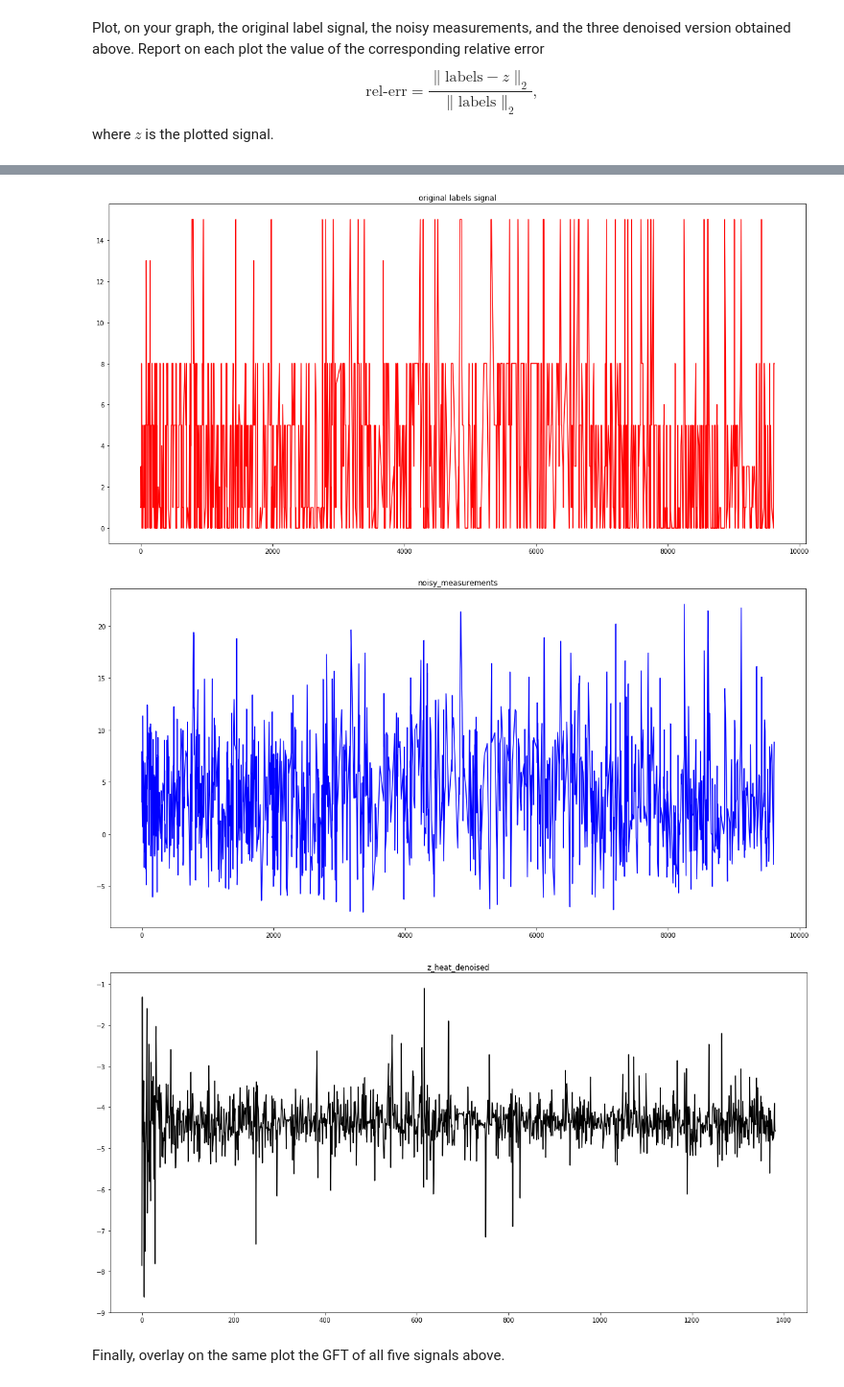
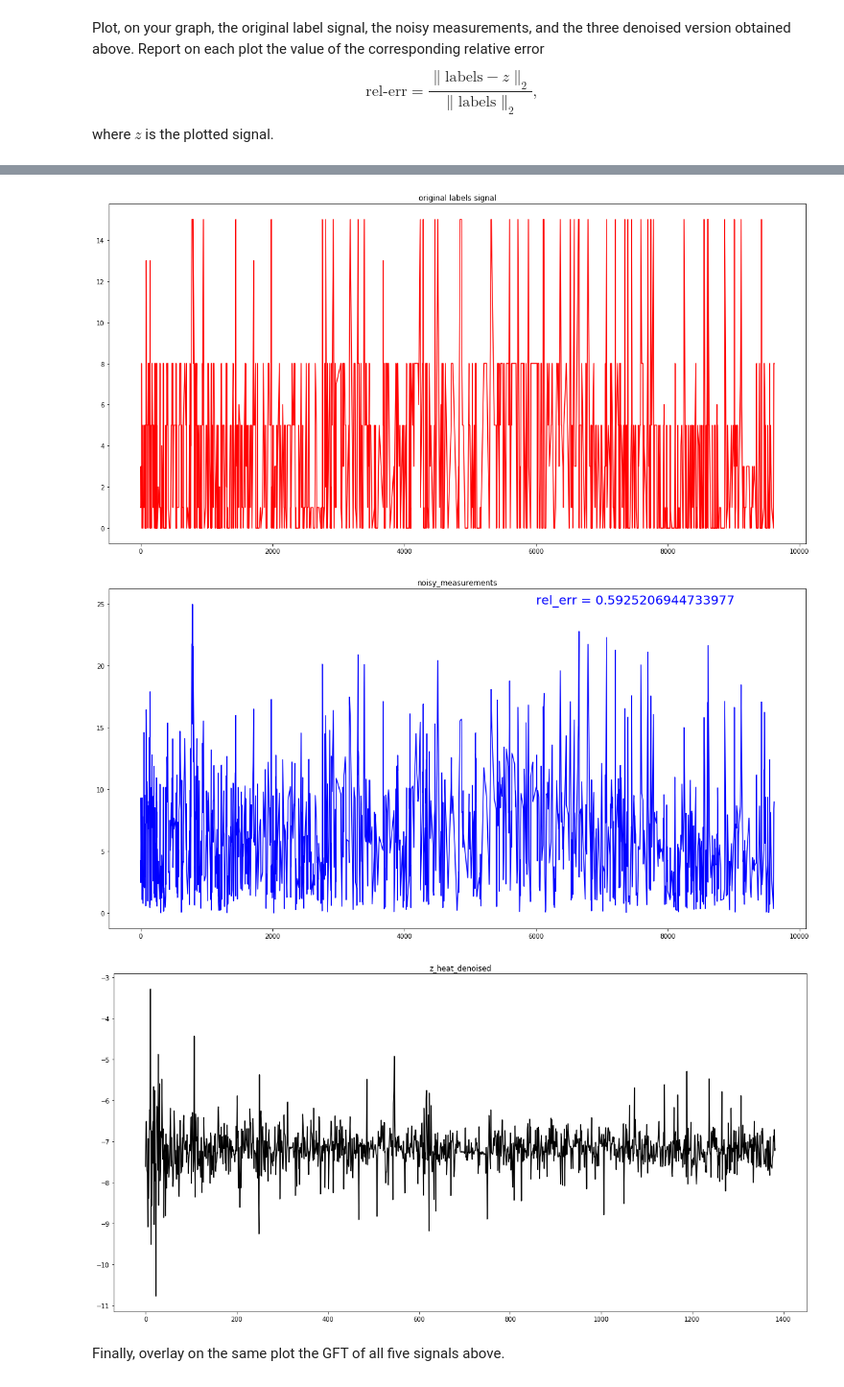
Before and after one commit to swouf/ntds_IMDb_team4, a Jupyter notebook: 4_graph_signal_processing.ipynb, the cells around one changed output, grey strips where cells are left out. Shown at 96% size. Saved outputs shown, nothing was run; the diff lists cells and outputs as text; code cells hidden in the pictures.

```diff
--- a/4_graph_signal_processing.ipynb
+++ b/4_graph_signal_processing.ipynb
@@ -516,4 +516,6 @@ In the cell below, set the noise variance $\sigma^2$ by making sure that the sig
 _Note:_ Actually, you might want to play with the noise variance here and set it to different values and see how the denoising filters behave.
 # %%
 noise_variance =(np.var(labels)/1.5)**(0.5)
-noisy_measurements = labels + noise_variance * np.random.randn(labels.shape[0])
+noisy_measurements = labels + abs(noise_variance * np.random.randn(labels.shape[0]))
+l=(np.var(labels))/np.var(noisy_measurements)**2
+l
@@ -555,18 +559,31 @@ $$
 $$
 where $z$ is the plotted signal.
 # %%
-
 plt.figure(figsize=(20, 10))
 plt.plot(labels, linewidth=1.5 ,color="red",label="labels");
 plt.title('original labels signal');
+
 plt.figure(figsize=(20, 10))
 plt.plot(noisy_measurements, color="blue",linewidth=1.5,label="noisy_meas");
+rel_err=np.linalg.norm(labels-noisy_measurements)/np.linalg.norm(labels)
+plt.text(6000, 25,f'rel_err = {rel_err}', {'color': 'b', 'fontsize': 20})
 plt.title('noisy_measurements');
+
 plt.figure(figsize=(20, 10))
 plt.plot(z_heat_denoised, color="black",linewidth=1.5, label="z_heat_denoised");
+#rel_err_heat=np.linalg.norm(labels-z_heat_denoised)/np.linalg.norm(labels)
+#plt.text(6000, 25,f'rel_err = {rel_err_heat}', {'color': 'black', 'fontsize': 20})
 plt.title('z_heat_denoised');
+
+#plt.figure(figsize=(20, 10))
 #plt.plot(z_inv_denoised_gft, color="yellow",l, label="z_inv_denoised");
+#rel_err_inv=np.linalg.norm(labels-z_inv_denoised)/np.linalg.norm(labels)
+#plt.text(6000, 25,f'rel_err = {rel_err_inv}', {'color': 'black', 'fontsize': 20})
 #plt.title('z_inv_denoised');
+
+#plt.figure(figsize=(20, 10))
 #plt.plot(z_rect_denoised_gft, color="red",, label="z_rect_denoised");
+#rel_err_rect=np.linalg.norm(labels-z_rect_denoised)/np.linalg.norm(labels)
+#plt.text(6000, 25,f'rel_err = {rel_err_rect}', {'color': 'r', 'fontsize': 20})
 #plt.title('z_rect_denoised');
 # %% [output]
@@ -573,6 +591,6 @@ plt.title('z_heat_denoised');
 [figure]
-[figure, old version]
+[figure, new version]
-[figure, old version]
+[figure, new version]
 # %% [markdown]
 Finally, overlay on the same plot the GFT of all five signals above.
 # %%
```
Also changed, not shown: parts of 2 cells of this notebook.
